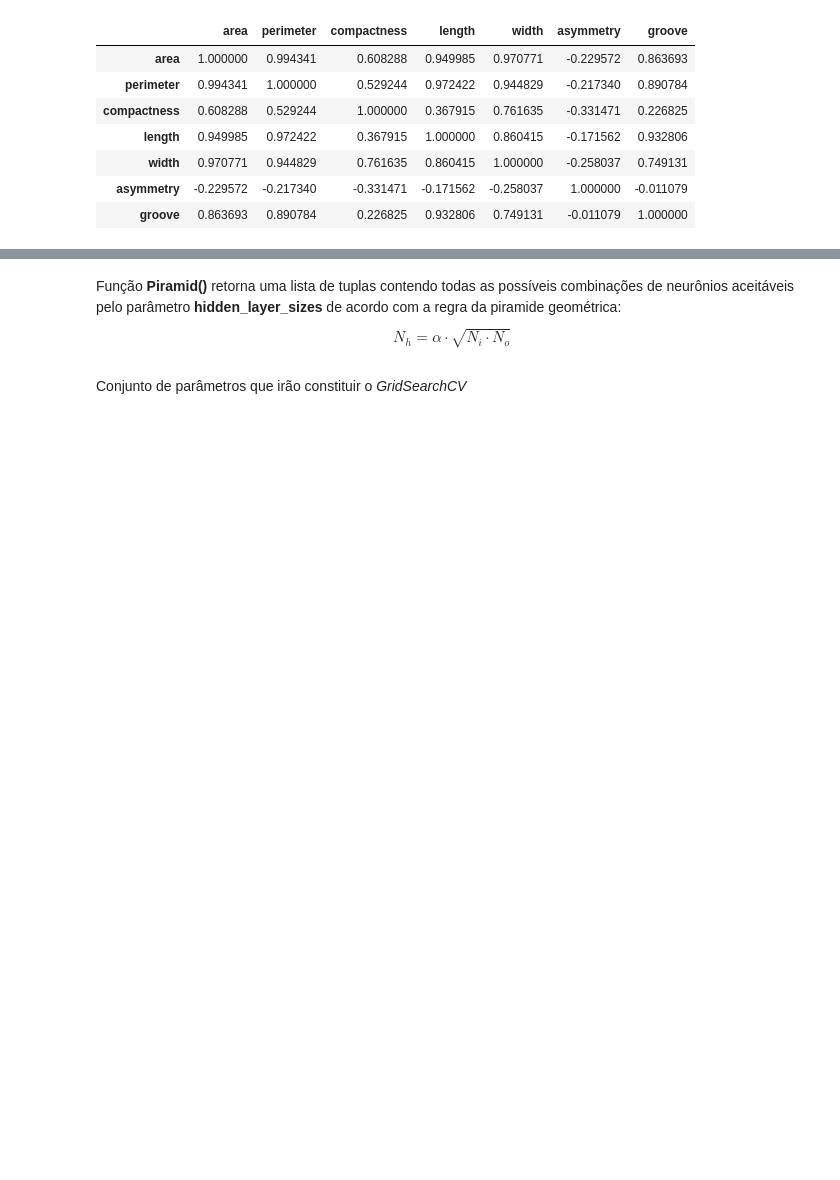
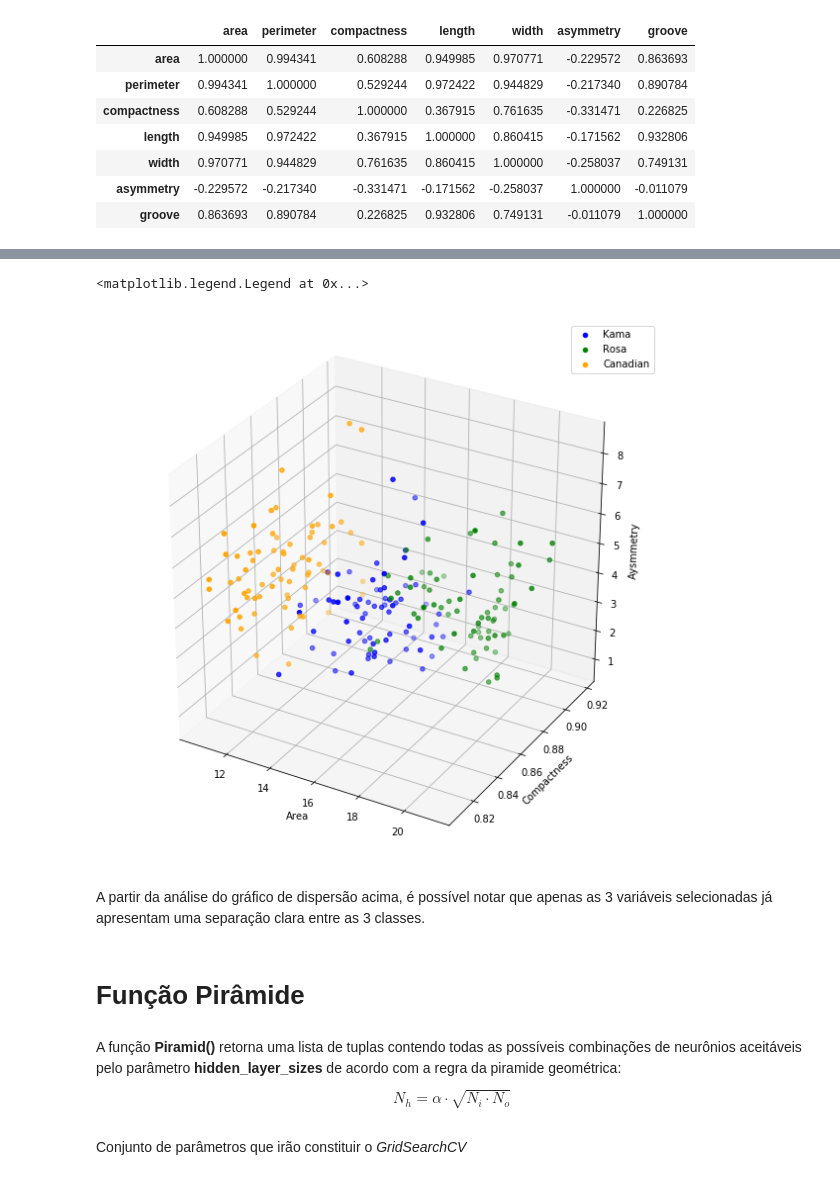
Before and after one commit to manoel-victor1602/Projeto_1_RNA, a Jupyter notebook: Projeto Pratico 4/Projeto Pratico #4.ipynb, the cells around one changed output, grey strips where cells are left out. Saved outputs shown, nothing was run; the diff lists cells and outputs as text; code cells hidden in the pictures; blank space fills up the shorter version.

Commit message:
Ajustes e Gráfico de Dispersão

```diff
--- a/Projeto Pratico 4/Projeto Pratico #4.ipynb
+++ b/Projeto Pratico 4/Projeto Pratico #4.ipynb
@@ -55,5 +62,29 @@ df_teste.corr()
+# %%
+df_kama = df[df.type == 'Kama']
+df_canadian = df[df.type == 'Canadian']
+df_rosa = df[df.type == 'Rosa']
+# %%
+fig = plt.figure(figsize=(10,10))
+ax = fig.add_subplot(1, 1, 1, projection='3d')
+
+ax.scatter(df_kama.area, df_kama.compactness, df_kama.asymmetry, c='blue', label='Kama')
+ax.scatter(df_rosa.area, df_rosa.compactness, df_rosa.asymmetry, c='green', label='Rosa')
+ax.scatter(df_canadian.area, df_canadian.compactness, df_canadian.asymmetry, c='orange', label='Canadian')
+
+ax.set_xlabel('Area')
+ax.set_ylabel('Compactness')
+ax.set_zlabel('Aysmmetry')
+
+plt.legend()
+# %% [output]
+<matplotlib.legend.Legend at 0x...>
+[figure, added]
+# %% [markdown]
+A partir da análise do gráfico de dispersão acima, é possível notar que apenas as 3 variáveis selecionadas já apresentam uma separação clara entre as 3 classes.
+# %% [markdown]
+# Função Pirâmide
 # %% [markdown]
-Função **Piramid()** retorna uma lista de tuplas contendo todas as possíveis combinações de neurônios aceitáveis pelo parâmetro **hidden_layer_sizes**  de acordo com a regra da piramide geométrica:
+A função **Piramid()** retorna uma lista de tuplas contendo todas as possíveis combinações de neurônios aceitáveis pelo parâmetro **hidden_layer_sizes**  de acordo com a regra da piramide geométrica:
 $$ N_{h} = \alpha \cdot \sqrt{N_{i} \cdot N_{o}}$$
 # %%
 def piramid(alpha=2, n_in=7, n_out=1):
```
Also changed, not shown: parts of 29 cells of this notebook, 1 other file.
